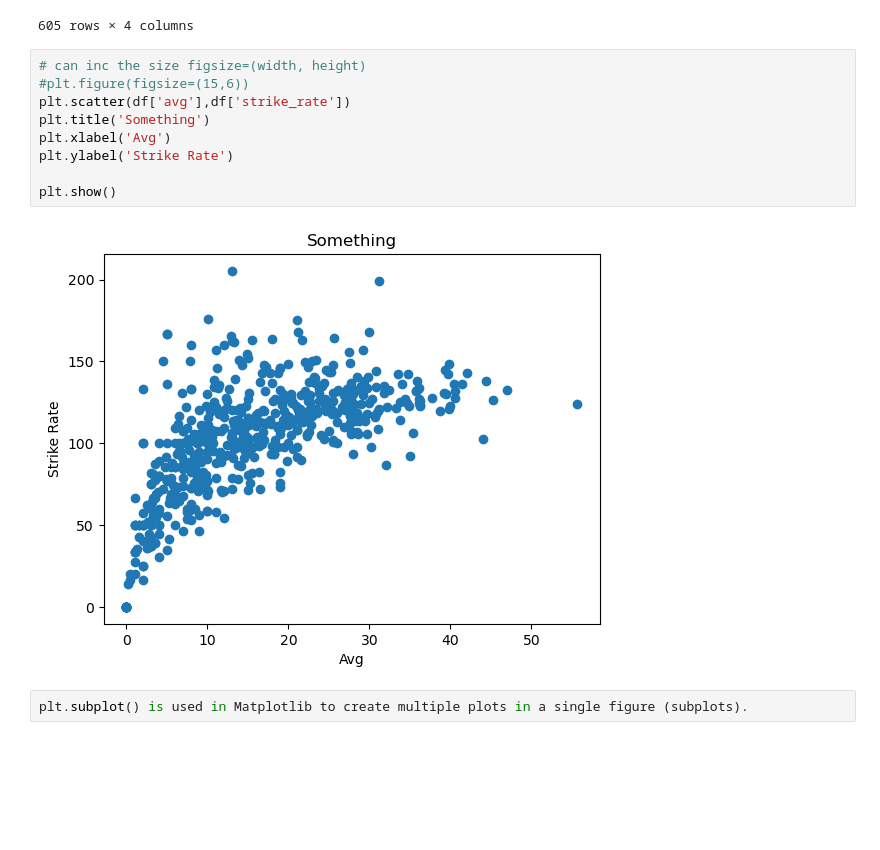
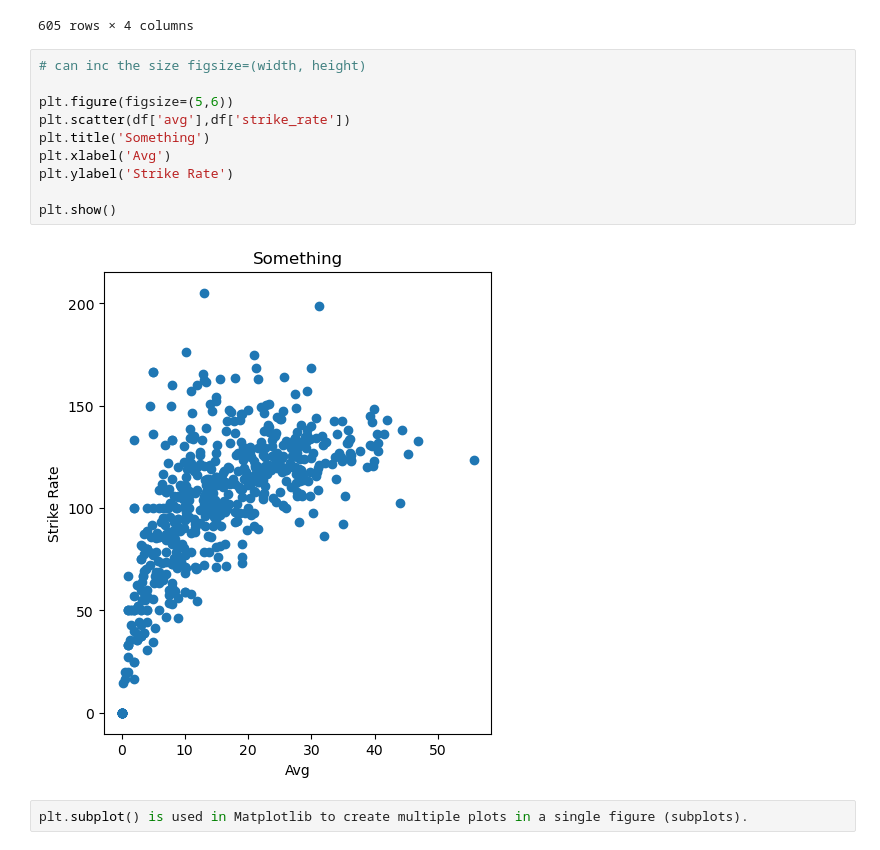
Before and after one commit to renujindal89/visualization, a Jupyter notebook: matplotlib,seaborn (1).ipynb, the cells around one changed output. Cells and saved outputs as stored; diff of their text form; blank space fills up the shorter version.

```diff
--- a/matplotlib,seaborn (1).ipynb
+++ b/matplotlib,seaborn (1).ipynb
@@ -555,15 +636,16 @@ df
 605 rows × 4 columns
 # %%
 # can inc the size figsize=(width, height)
-#plt.figure(figsize=(15,6))
+
+plt.figure(figsize=(5,6))
 plt.scatter(df['avg'],df['strike_rate'])
 plt.title('Something')
 plt.xlabel('Avg')
 plt.ylabel('Strike Rate')
 
 plt.show()
 # %% [output]
-[figure, old version]
+[figure, new version]
 # %%
 plt.subplot() is used in Matplotlib to create multiple plots in a single figure (subplots).
 # %%
```
Also changed, not shown: parts of 58 cells of this notebook.
